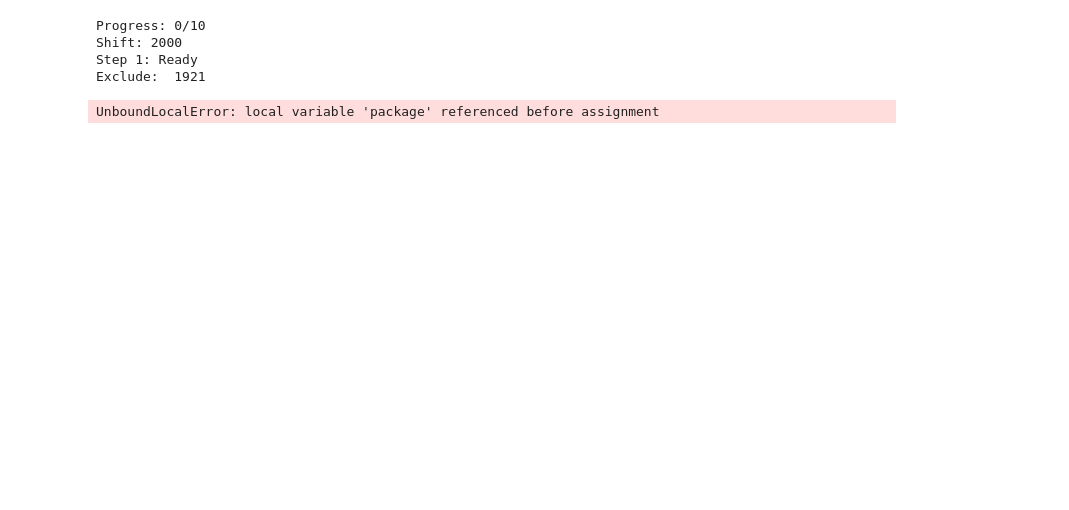
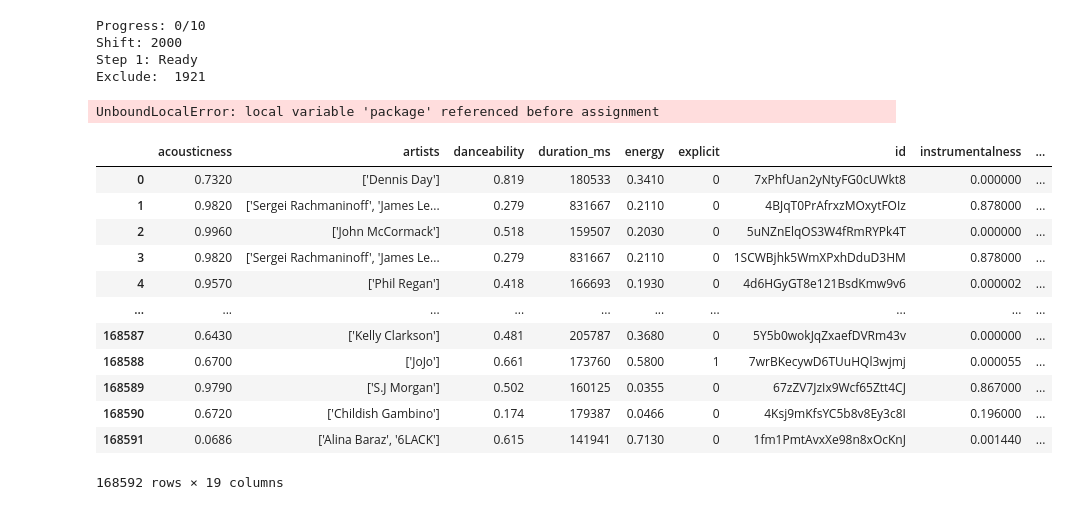
Before and after one commit to yamaceay/spotify, a Jupyter notebook: 2020_dataset/setup.ipynb, the cells around one changed output. Drawn from its saved outputs; the diff is of its cells as text; code cells hidden in the pictures; blank space fills up the shorter version.

```diff
--- a/2020_dataset/setup.ipynb
+++ b/2020_dataset/setup.ipynb
@@ -258,3 +273,29 @@ dfs["year"] = years
 dfs.to_csv("data.csv")
 dfz = dfs.groupby("year").agg(agg)
 dfz.to_csv("data_by_year.csv")
+# %%
+import pandas as pd
+import os
+parts = []
+for filename in os.listdir("data"):
+    root, ext = os.path.splitext(filename)
+    if root.startswith('data_') and ext == '.csv':
+        parts.append(filename)
+dfs = pd.concat([pd.read_csv("data/"+x) for x in parts], axis = 0)
+dfs = dfs.drop("Unnamed: 0", axis = 1)
+dfs = dfs.reset_index(drop=True)
+dfs
+# %% [output]
+|  | acousticness | artists | danceability | duration_ms | energy | explicit | id | instrumentalness | ... |
+| 0 | 0.7320 | ['Dennis Day'] | 0.819 | 180533 | 0.3410 | 0 | 7xPhfUan2yNtyFG0cUWkt8 | 0.000000 | ... |
+| 1 | 0.9820 | ['Sergei Rachmaninoff', 'James Le... | 0.279 | 831667 | 0.2110 | 0 | 4BJqT0PrAfrxzMOxytFOIz | 0.878000 | ... |
+| 2 | 0.9960 | ['John McCormack'] | 0.518 | 159507 | 0.2030 | 0 | 5uNZnElqOS3W4fRmRYPk4T | 0.000000 | ... |
+| 3 | 0.9820 | ['Sergei Rachmaninoff', 'James Le... | 0.279 | 831667 | 0.2110 | 0 | 1SCWBjhk5WmXPxhDduD3HM | 0.878000 | ... |
+| 4 | 0.9570 | ['Phil Regan'] | 0.418 | 166693 | 0.1930 | 0 | 4d6HGyGT8e121BsdKmw9v6 | 0.000002 | ... |
+| ... | ... | ... | ... | ... | ... | ... | ... | ... | ... |
+| 168587 | 0.6430 | ['Kelly Clarkson'] | 0.481 | 205787 | 0.3680 | 0 | 5Y5b0wokJqZxaefDVRm43v | 0.000000 | ... |
+| 168588 | 0.6700 | ['JoJo'] | 0.661 | 173760 | 0.5800 | 1 | 7wrBKecywD6TUuHQl3wjmj | 0.000055 | ... |
+| 168589 | 0.9790 | ['S.J Morgan'] | 0.502 | 160125 | 0.0355 | 0 | 67zZV7JzIx9Wcf65Ztt4CJ | 0.867000 | ... |
+| 168590 | 0.6720 | ['Childish Gambino'] | 0.174 | 179387 | 0.0466 | 0 | 4Ksj9mKfsYC5b8v8Ey3c8I | 0.196000 | ... |
+| 168591 | 0.0686 | ['Alina Baraz', '6LACK'] | 0.615 | 141941 | 0.7130 | 0 | 1fm1PmtAvxXe98n8xOcKnJ | 0.001440 | ... |
+168592 rows × 19 columns
```
Also changed, not shown: parts of 13 cells of this notebook, 9 other files.
